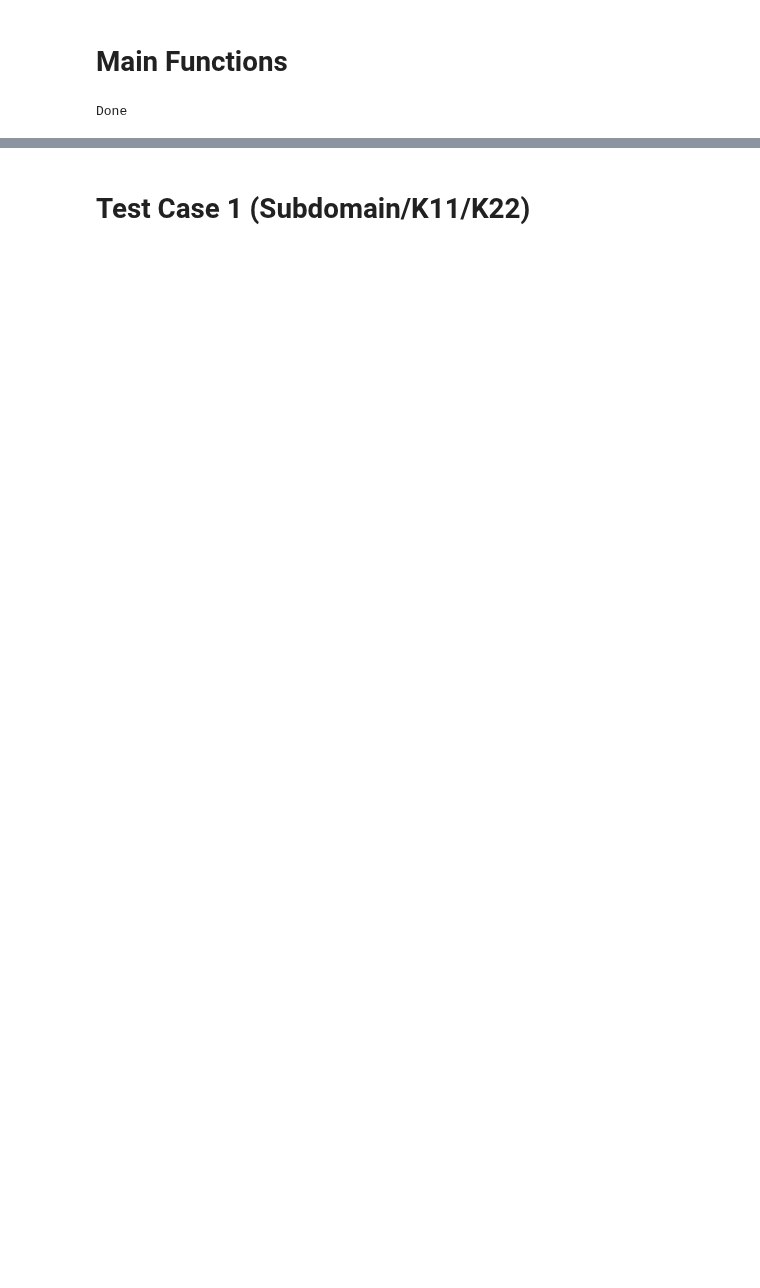
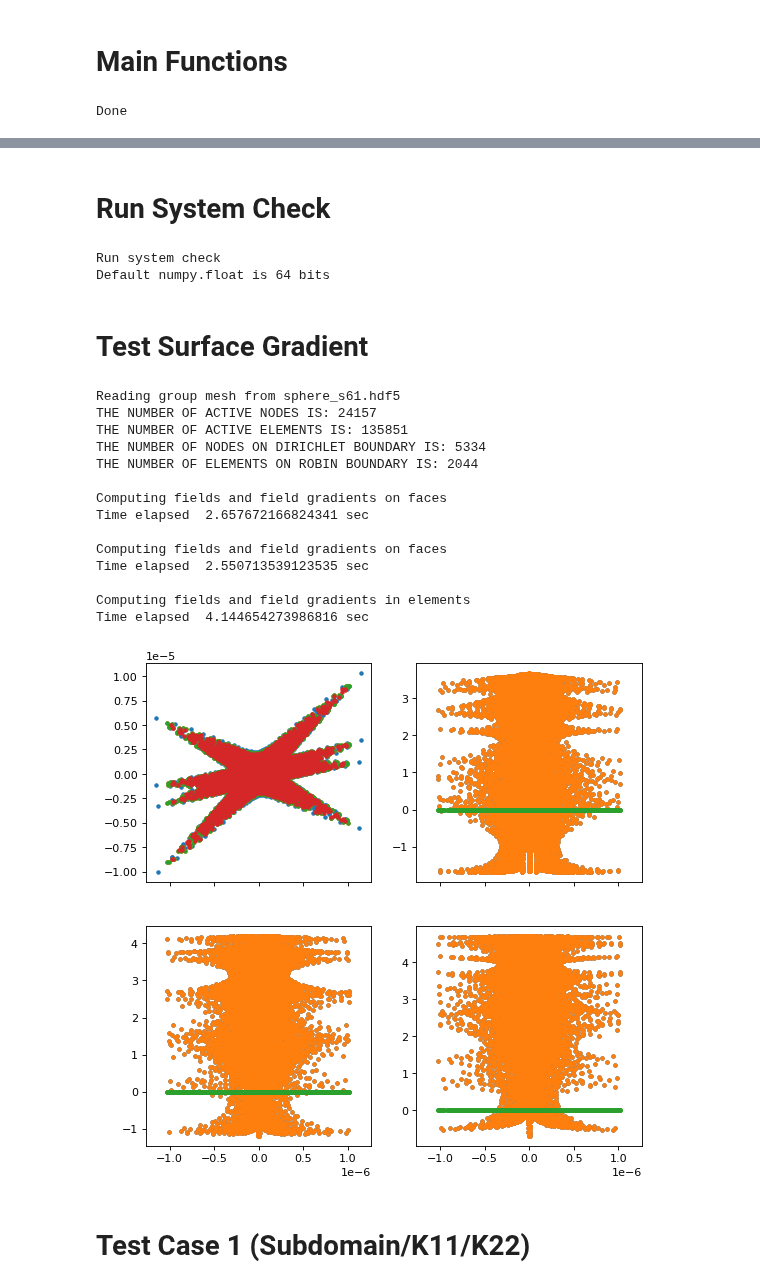
Before and after one commit to yuccadrew/sip, a Jupyter notebook: test_sphere_s61.ipynb, the cells around one changed output, grey strips where cells are left out. Cells and saved outputs as stored; diff of their text form; code cells hidden in the pictures; blank space fills up the shorter version.

```diff
--- a/test_sphere_s61.ipynb
+++ b/test_sphere_s61.ipynb
@@ -17,0 +94,15 @@
+# %%
+import numpy as np
+from mindboggle.shapes.laplace_beltrami import computeAB
+points = [[0,0,0], [1,0,0], [0,0,1], [0,1,1],
+          [1,0,1], [0,1,0], [1,1,1], [1,1,0]]
+points = np.array(points)
+faces = [[0,2,4], [0,1,4], [2,3,4], [3,4,5], [3,5,6], [0,1,7]]
+faces = np.array(faces)
+# A, B = computeAB(points, faces)
+A, B = computeAB(points, np.asmatrix(faces[0,:]))
+print(np.array_str(A.toarray(), precision=5, suppress_small=True))
+print(np.array_str(B.toarray(), precision=5, suppress_small=True))
+# print(points.shape,faces.shape)
+# print(np.asmatrix(faces[0,:]))
+print(A.shape,B.shape)
@@ -1675,2 +1148,67 @@ a,b,c
+# %% [markdown]
+# Run System Check
+# %%
+system_check()
+# %% [output]
+Run system check
+Default numpy.float is 64 bits
+# %% [markdown]
+# Test Surface Gradient
+# %%
+%matplotlib inline
+import matplotlib.pyplot as plt
+
+meshfile='sphere_s61.hdf5'
+mesh=import_mesh(meshfile)
+
+nodes=mesh['nodes']
+elements=mesh['elements']
+faces=mesh['faces']
+
+unod=nodes[:,0]*2+nodes[:,1]*3+nodes[:,2]*4
+
+u2d_local=grad2d(nodes,faces,unod,local=1)
+u2d_global=grad2d(nodes,faces,unod,local=0)
+u2d_tangent=compute_tangent(nodes,faces,np.array([[0,2.0,3.0,4.0]]*len(faces)))
+u3d=grad3d(nodes,elements,unod)
+
+midpoints2d=compute_midpoints2d(nodes,faces)
+midpoints3d=compute_midpoints3d(nodes,elements)
+
+fig,ax=plt.subplots(2,2,sharex=True,figsize=(8,8),dpi=80)
+axs=ax.flatten()
+axs[0].plot(nodes[:,0],unod,'.')
+axs[0].plot(midpoints2d[:,0],np.real(u2d_local[:,0]),'.')
+axs[0].plot(midpoints2d[:,0],np.real(u2d_global[:,0]),'.')
+axs[0].plot(midpoints3d[:,0],np.real(u3d[:,0]),'.')
+
+axs[1].plot(midpoints2d[:,0],np.real(u2d_global[:,1]),'.')
+axs[1].plot(midpoints2d[:,0],np.real(u2d_tangent[:,1]),'.')
+axs[1].plot(midpoints2d[:,0],np.real(u2d_global[:,1]-u2d_tangent[:,1]),'.')
+
+axs[2].plot(midpoints2d[:,0],np.real(u2d_global[:,2]),'.')
+axs[2].plot(midpoints2d[:,0],np.real(u2d_tangent[:,2]),'.')
+axs[2].plot(midpoints2d[:,0],np.real(u2d_global[:,2]-u2d_tangent[:,2]),'.')
+
+axs[3].plot(midpoints2d[:,0],np.real(u2d_global[:,3]),'.')
+axs[3].plot(midpoints2d[:,0],np.real(u2d_tangent[:,3]),'.')
+axs[3].plot(midpoints2d[:,0],np.real(u2d_global[:,3]-u2d_tangent[:,3]),'.')
+plt.show()
+# %% [output]
+Reading group mesh from sphere_s61.hdf5
+THE NUMBER OF ACTIVE NODES IS: 24157
+THE NUMBER OF ACTIVE ELEMENTS IS: 135851
+THE NUMBER OF NODES ON DIRICHLET BOUNDARY IS: 5334
+THE NUMBER OF ELEMENTS ON ROBIN BOUNDARY IS: 2044
+
+Computing fields and field gradients on faces
+Time elapsed  2.657672166824341 sec
+
+Computing fields and field gradients on faces
+Time elapsed  2.550713539123535 sec
+
+Computing fields and field gradients in elements
+Time elapsed  4.144654273986816 sec
+[figure, added]
 # %% [markdown]
 # Test Case 1 (Subdomain/K11/K22)
```
Also changed, not shown: parts of 24 cells of this notebook.
